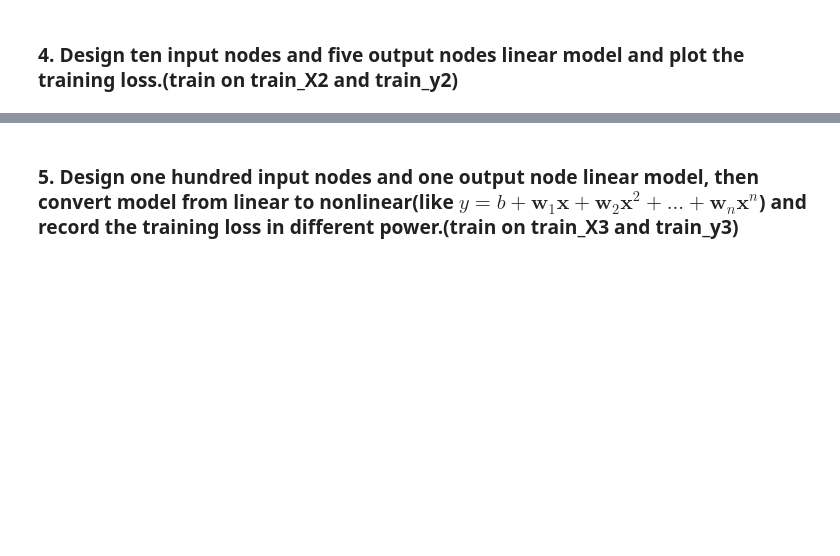
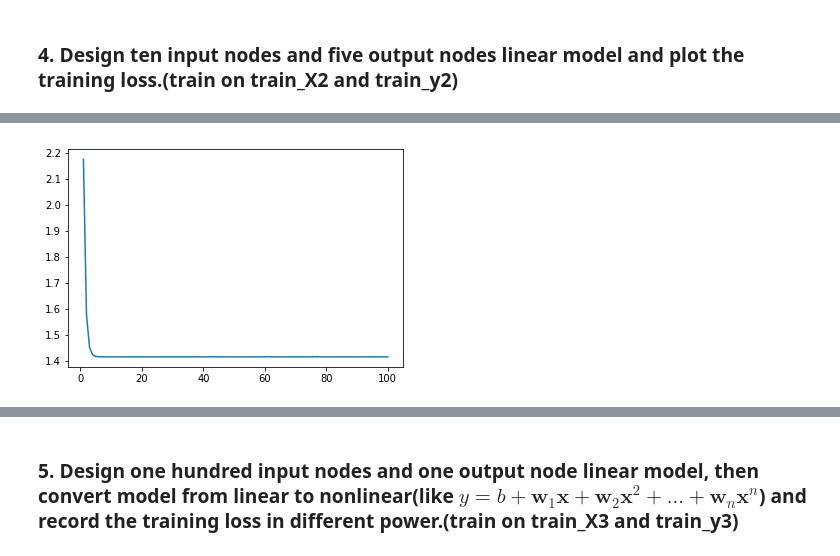
Before and after one commit to mactonya/ItDL, a Jupyter notebook: HW2/HW2.ipynb, the cells around one changed output, grey strips where cells are left out. Drawn from its saved outputs; the diff is of its cells as text; code cells hidden in the pictures; blank space fills up the shorter version.

```diff
--- a/HW2/HW2.ipynb
+++ b/HW2/HW2.ipynb
@@ -285,0 +250,55 @@ epoch 100, loss 1.414951
+# %%
+num_inputs = 10
+num_outputs = 5
+num_examples = 1000
+w = np.random.normal(scale=0.01, size=(num_inputs, num_outputs))
+b = np.zeros(shape=(1,))
+features = np.array(pickle.load(open("train_X2.pkl", "rb")))
+labels = np.array(pickle.load(open("train_y2.pkl", "rb")))
+###########################################################################################
+# TODO
+def data_iter(batch_size, features, labels):
+    num_examples = len(features)
+    indices = list(range(num_examples))
+    random.shuffle(indices)
+    for i in range(0, num_examples, batch_size):
+        j = np.array(indices[i: min(i + batch_size, num_examples)])
+        yield features.take(j, axis = 0), labels.take(j, axis = 0)
+
+def linreg(X, w, b):
+    #print(np.shape(X),np.shape(w))
+    return np.dot(X, w) + b
+
+def squared_loss(y_hat, y):
+    return (y_hat - y.reshape(y_hat.shape)) ** 2 / 2
+
+def sgd(lr, batch_size, w_grad, b_grad):
+    global w, b
+    w = w - lr * w_grad / batch_size
+    b = b - lr * b_grad / batch_size
+
+net = linreg  # Our fancy linear model
+loss = squared_loss  # 0.5 (y-y')^2
+
+
+def train(num_epochs, lr):
+    datas = []
+    for epoch in range(num_epochs):
+        for X, y in data_iter(batch_size, features, labels):
+            #print(np.shape(X),np.shape(y))
+            y_hat = net(X, w, b)
+            #print(np.shape(y_hat))
+            l = loss(y_hat, y)  # Minibatch loss in X and y
+            w_grad = np.dot(X.T, (y_hat - y.reshape(y_hat.shape)))
+            b_grad = (y_hat - y.reshape(y_hat.shape)).sum()
+            sgd(lr, batch_size, w_grad, b_grad)  # Update parameters using their gradient
+        train_l = loss(net(features, w, b), labels)
+        print('epoch %d, loss %f' % (epoch + 1, train_l.mean()))
+        datas.append(train_l.mean())
+    return datas
+
+plt.plot(list(range(1,101)),train(100, 0.008))
+###########################################################################################
+pickle.dump(w, open("weights2.pkl", "wb"))
+pickle.dump(b, open("bias2.pkl", "wb"))
+# %% [output]
@@ -286,3 +322,4 @@ epoch 100, loss 1.414951
+[figure, added]
 # %%
 """ I will use your trained weights to do testing """
 w2 = np.array(pickle.load(open("weights2.pkl", "rb")))
```
Also changed, not shown: parts of 9 cells of this notebook, 6 other files.
